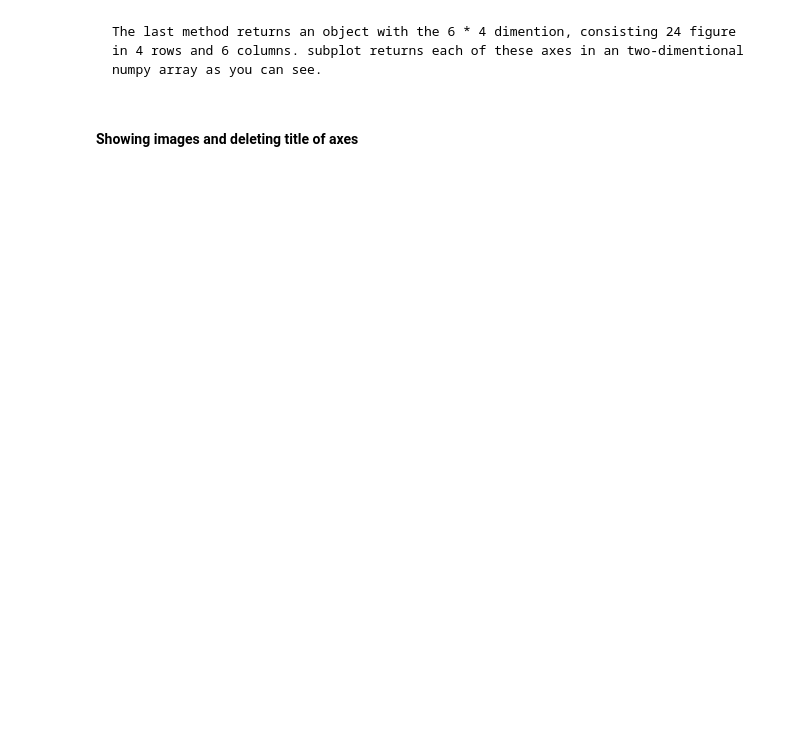
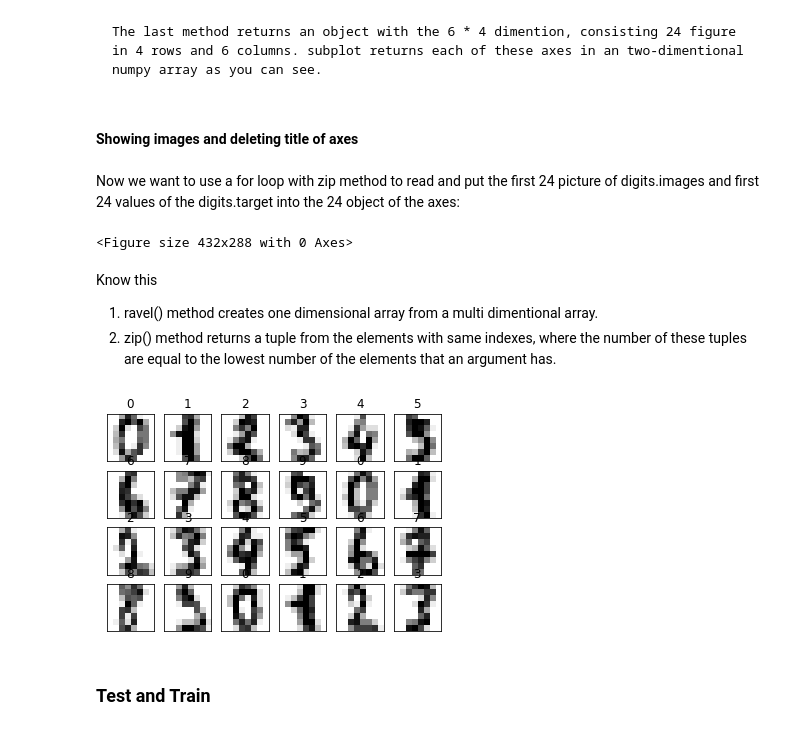
Before and after one commit to alishhde/MLExampleDigitDataset, a Jupyter notebook: Alishhde_ML_Tutorials.ipynb, the cells around one changed output. Drawn from its saved outputs; the diff is of its cells as text; code cells hidden in the pictures; blank space fills up the shorter version.

```diff
--- a/Alishhde_ML_Tutorials.ipynb
+++ b/Alishhde_ML_Tutorials.ipynb
@@ -151,3 +144,25 @@ array([[<AxesSubplot:>, <AxesSubplot:>, <AxesSubplot:>, <AxesSubplot:>,
     The last method returns an object with the 6 * 4 dimention, consisting 24 figure in 4 rows and 6 columns. subplot returns each of these axes in an two-dimentional numpy array as you can see.
 # %% [markdown]
 #### Showing images and deleting title of axes
+# %% [markdown]
+Now we want to use a for loop with zip method to read and put the first 24 picture of digits.images and first 24 values of the digits.target into the 24 object of the axes:
+# %%
+for item in zip(axes.ravel(), digits.images, digits.target):
+    axes, image, target = item
+    axes.imshow(image, cmap=plt.cm.gray_r)
+    axes.set_xticks([]) # remove x-axis tick marks
+    axes.set_yticks([]) # remove y-axes tick marks
+    axes.set_title(target)
+plt.tight_layout()
+# %% [output]
+<Figure size 432x288 with 0 Axes>
+# %% [markdown]
+Know this
+ 1. ravel() method creates one dimensional array from a multi dimentional array.
+ 2. zip() method returns a tuple from the elements with same indexes, where the number of these tuples are equal to the lowest number of the elements that an argument has.
+# %%
+figure
+# %% [output]
+[figure, added]
+# %% [markdown]
+### Test and Train
```
Also changed, not shown: parts of 2 cells of this notebook.
